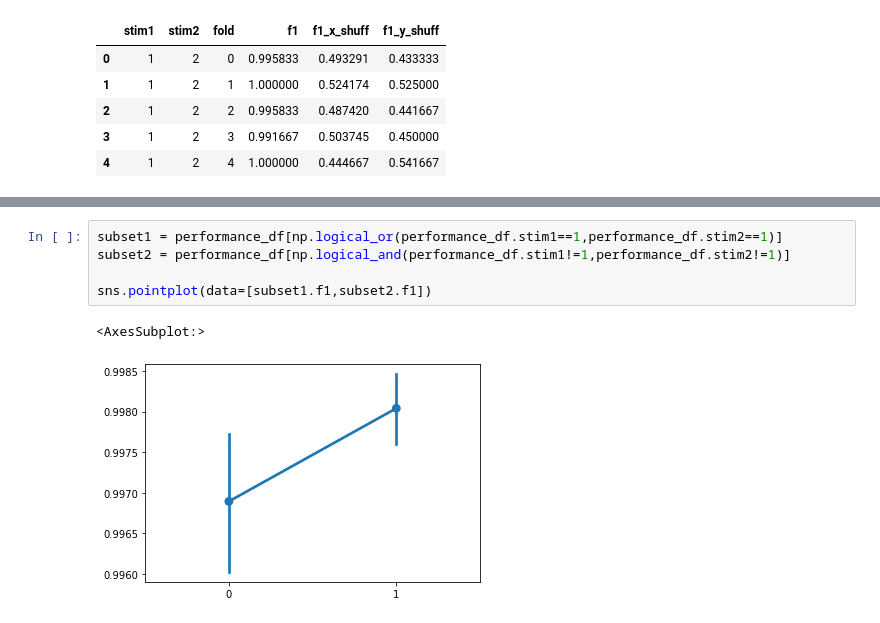
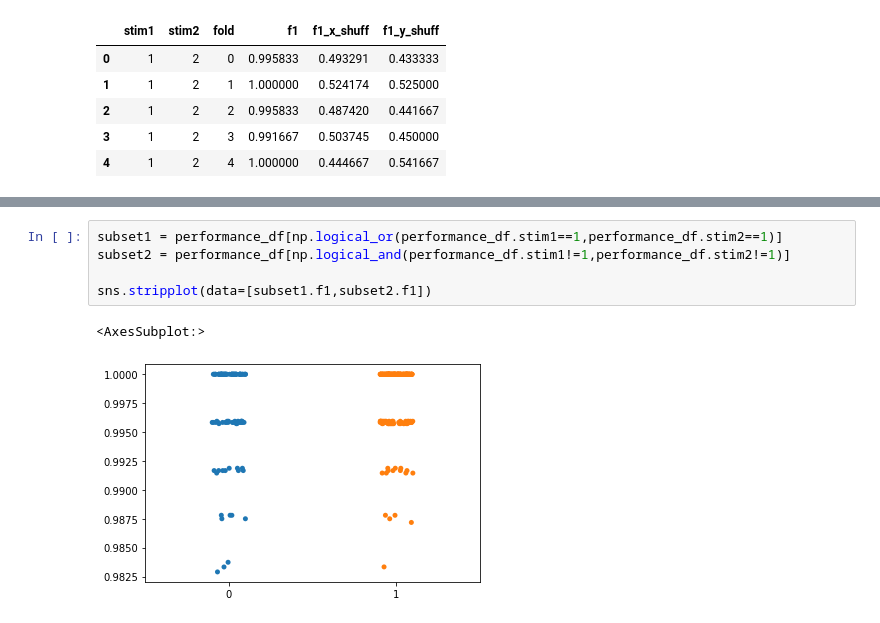
Before and after one commit to melisamc89/acc_network_analysis, a Jupyter notebook: davide/decoding/pairwise_stim_decoding.ipynb, the cells around one changed output, grey strips where cells are left out. Drawn from its saved outputs; the diff is of its cells as text.

```diff
--- a/davide/decoding/pairwise_stim_decoding.ipynb
+++ b/davide/decoding/pairwise_stim_decoding.ipynb
@@ -22,8 +22,8 @@ sns.boxplot(data=[performance_df.f1,performance_df.f1_x_shuff,performance_df.f1_
 # %%
 subset1 = performance_df[np.logical_or(performance_df.stim1==1,performance_df.stim2==1)]
 subset2 = performance_df[np.logical_and(performance_df.stim1!=1,performance_df.stim2!=1)]
 
-sns.pointplot(data=[subset1.f1,subset2.f1])
+sns.stripplot(data=[subset1.f1,subset2.f1])
 # %% [output]
 <AxesSubplot:>
-[figure, old version]
+[figure, new version]
```
Also changed, not shown: parts of 1 cell of this notebook, 5 other files.
